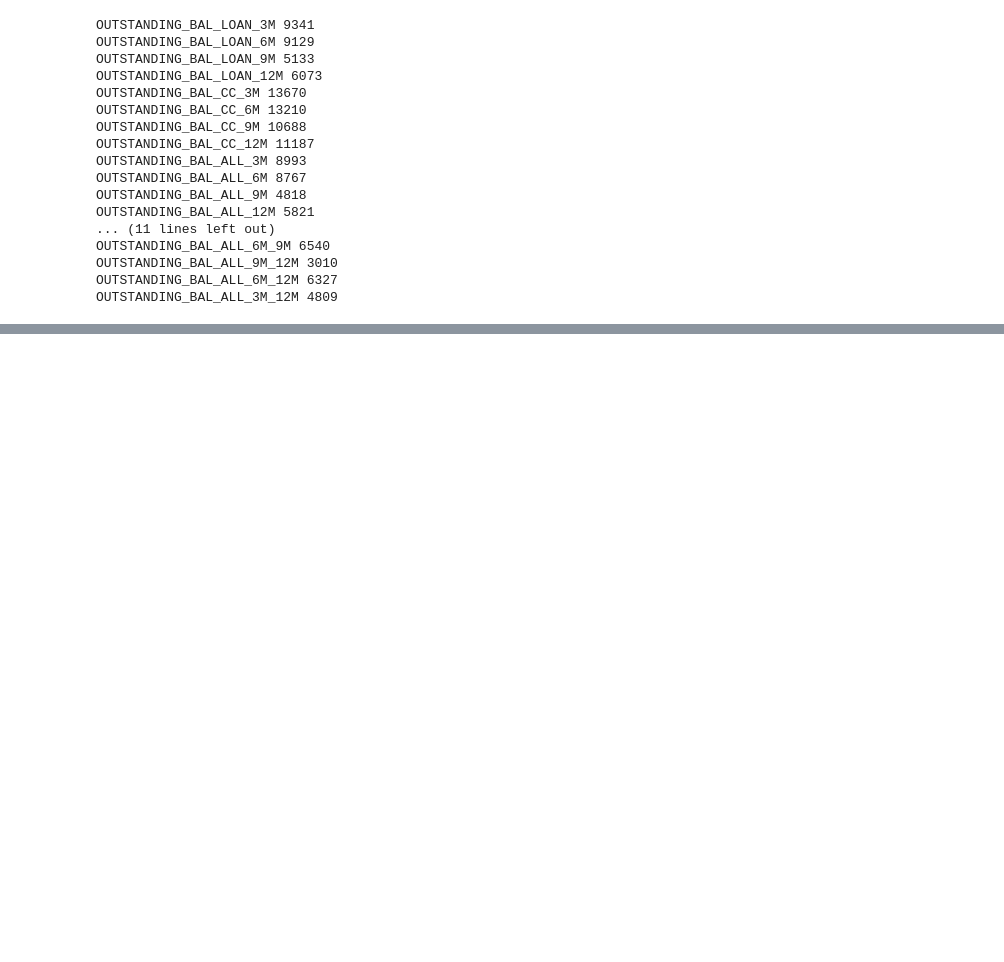
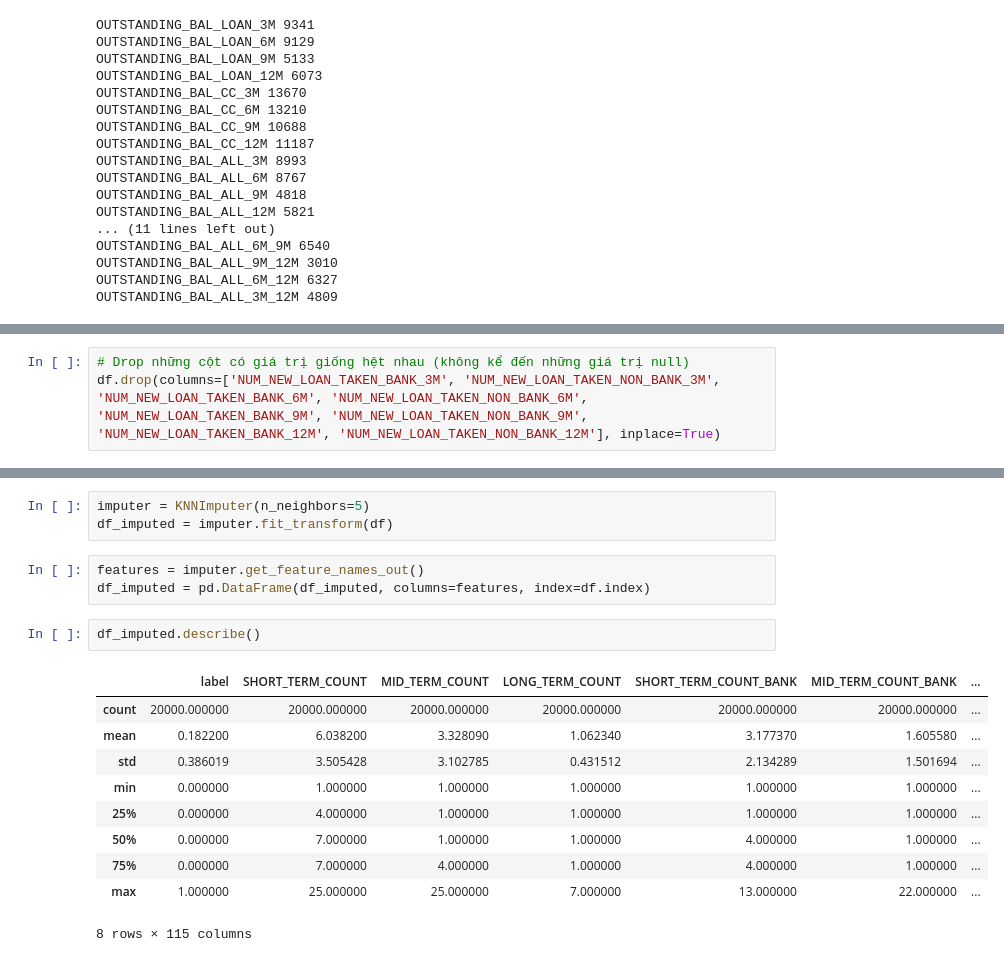
Before and after one commit to MinhDucNguyen9705/DSTC_Round2, a Jupyter notebook: data_cleaning.ipynb, the cells around one changed output, grey strips where cells are left out. Cells and saved outputs as stored; diff of their text form; blank space fills up the shorter version.

Commit message:
Cleaning data

```diff
--- a/data_cleaning.ipynb
+++ b/data_cleaning.ipynb
@@ -224,0 +246,3 @@ OUTSTANDING_BAL_ALL_3M_12M 4809
+# %%
+# Drop những cột có giá trị giống hệt nhau (không kể đến những giá trị null)
+df.drop(columns=['NUM_NEW_LOAN_TAKEN_BANK_3M', 'NUM_NEW_LOAN_TAKEN_NON_BANK_3M', 'NUM_NEW_LOAN_TAKEN_BANK_6M', 'NUM_NEW_LOAN_TAKEN_NON_BANK_6M', 'NUM_NEW_LOAN_TAKEN_BANK_9M', 'NUM_NEW_LOAN_TAKEN_NON_BANK_9M', 'NUM_NEW_LOAN_TAKEN_BANK_12M', 'NUM_NEW_LOAN_TAKEN_NON_BANK_12M'], inplace=True)
@@ -224,0 +413,19 @@ OUTSTANDING_BAL_ALL_3M_12M 4809
+# %%
+imputer = KNNImputer(n_neighbors=5)
+df_imputed = imputer.fit_transform(df)
+# %%
+features = imputer.get_feature_names_out()
+df_imputed = pd.DataFrame(df_imputed, columns=features, index=df.index)
+# %%
+df_imputed.describe()
+# %% [output]
+|  | label | SHORT_TERM_COUNT | MID_TERM_COUNT | LONG_TERM_COUNT | SHORT_TERM_COUNT_BANK | MID_TERM_COUNT_BANK | ... |
+| count | 20000.000000 | 20000.000000 | 20000.000000 | 20000.000000 | 20000.000000 | 20000.000000 | ... |
+| mean | 0.182200 | 6.038200 | 3.328090 | 1.062340 | 3.177370 | 1.605580 | ... |
+| std | 0.386019 | 3.505428 | 3.102785 | 0.431512 | 2.134289 | 1.501694 | ... |
+| min | 0.000000 | 1.000000 | 1.000000 | 1.000000 | 1.000000 | 1.000000 | ... |
+| 25% | 0.000000 | 4.000000 | 1.000000 | 1.000000 | 1.000000 | 1.000000 | ... |
+| 50% | 0.000000 | 7.000000 | 1.000000 | 1.000000 | 4.000000 | 1.000000 | ... |
+| 75% | 0.000000 | 7.000000 | 4.000000 | 1.000000 | 4.000000 | 1.000000 | ... |
+| max | 1.000000 | 25.000000 | 25.000000 | 7.000000 | 13.000000 | 22.000000 | ... |
+8 rows × 115 columns
```
Also changed, not shown: parts of 20 cells of this notebook, 1 other file.
